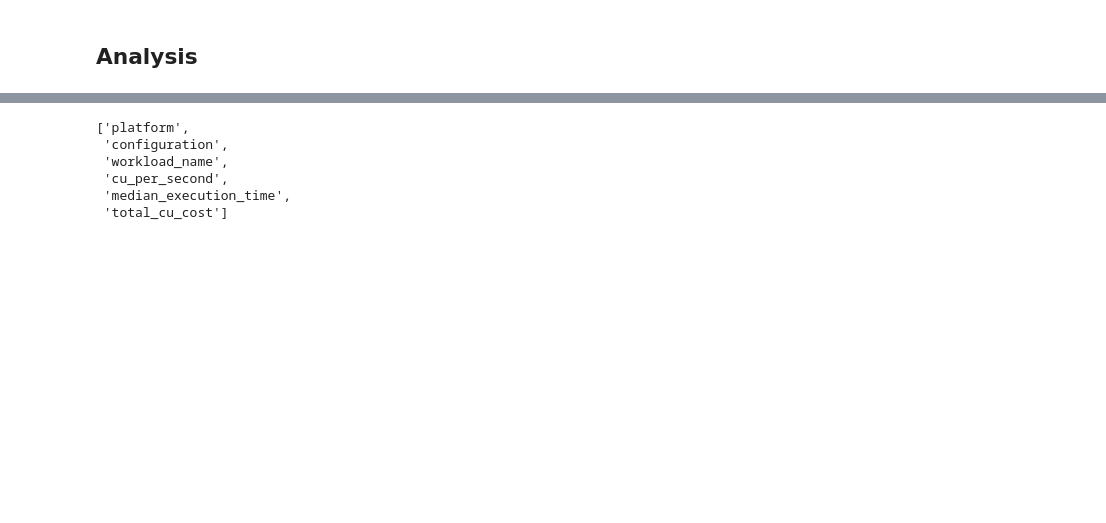
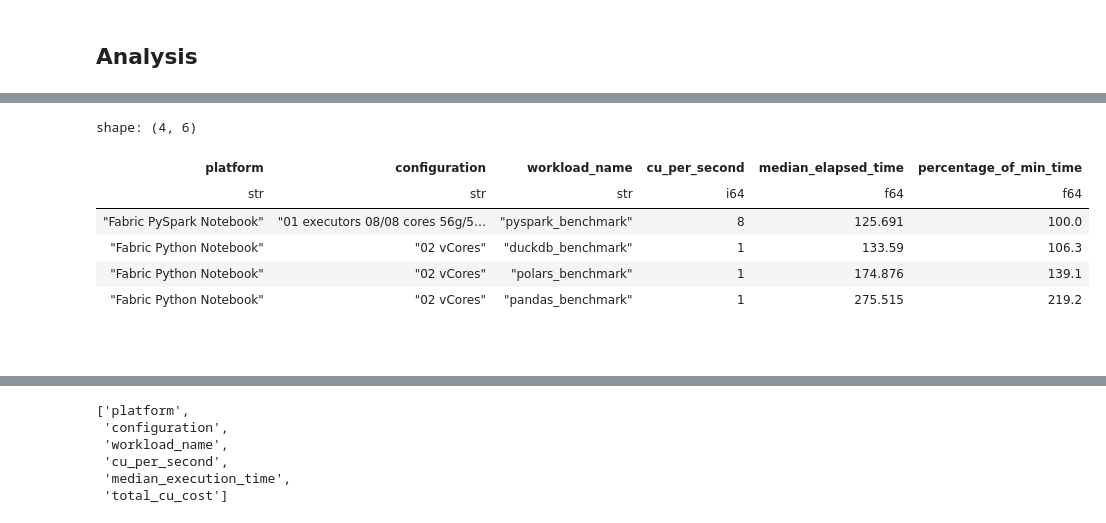
Before and after one commit to endjin/fabric-performance-benchmark, a Jupyter notebook: notebooks/analysis_of_results.ipynb, the cells around one changed output, grey strips where cells are left out. Cells and saved outputs as stored; diff of their text form; code cells hidden in the pictures; blank space fills up the shorter version.

```diff
--- a/notebooks/analysis_of_results.ipynb
+++ b/notebooks/analysis_of_results.ipynb
@@ -328,5 +347,5 @@ Multiple runs were completed for each combination of: Engine, Workload and Confi
 # %%
-overall_benchmarks = (
+elapsed_time_benchmarks = (
     benchmarks
     .sort(["run_timestamp", "order"])
     .group_by(["platform", "configuration", "workload_name", "run_timestamp", "cu_per_second"])
@@ -355,0 +355,7 @@ fig.show(config={"toImageButtonOptions": {"format": "png", "scale": 2, "filename
+# %%
+summarised_overall_benchmarks = (
+    elapsed_time_benchmarks
+    .group_by(["platform", "configuration", "workload_name", "cu_per_second"])
+    .agg(pl.col("total_elapsed_time").median().alias("median_elapsed_time"))
+    .sort(["platform", "configuration", "workload_name", "cu_per_second"])
+)
@@ -355,0 +372,20 @@ fig.show(config={"toImageButtonOptions": {"format": "png", "scale": 2, "filename
+# %%
+# Filter elapsed time to "default" environments
+(
+    summarised_overall_benchmarks
+    .filter(pl.col("configuration").is_in(['01 executors 08/08 cores 56g/56g memory', '02 vCores']))
+    .sort("median_elapsed_time")
+    .with_columns(
+        ((pl.col("median_elapsed_time") / pl.col("median_elapsed_time").min()) * 100).round(1).alias("percentage_of_min_time")
+    )
+)
+# %% [output]
+shape: (4, 6)
+| platform | configuration | workload_name | cu_per_second | median_elapsed_time | percentage_of_min_time |
+| str | str | str | i64 | f64 | f64 |
+| "Fabric PySpark Notebook" | "01 executors 08/08 cores 56g/5… | "pyspark_benchmark" | 8 | 125.691 | 100.0 |
+| "Fabric Python Notebook" | "02 vCores" | "duckdb_benchmark" | 1 | 133.59 | 106.3 |
+| "Fabric Python Notebook" | "02 vCores" | "polars_benchmark" | 1 | 174.876 | 139.1 |
+| "Fabric Python Notebook" | "02 vCores" | "pandas_benchmark" | 1 | 275.515 | 219.2 |
+# %% [markdown]
+##
```
Also changed, not shown: parts of 21 cells of this notebook.
